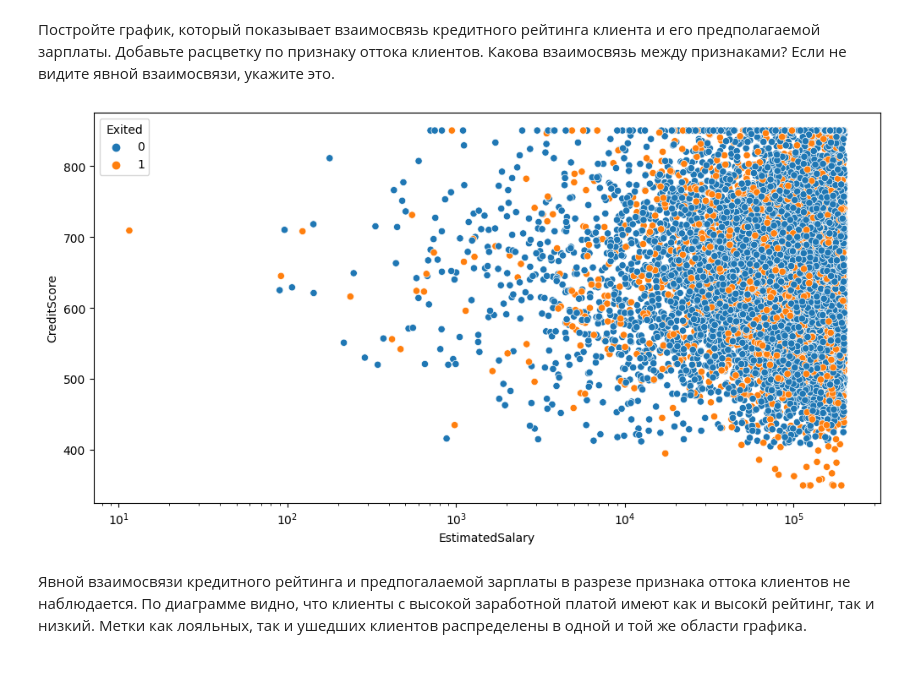
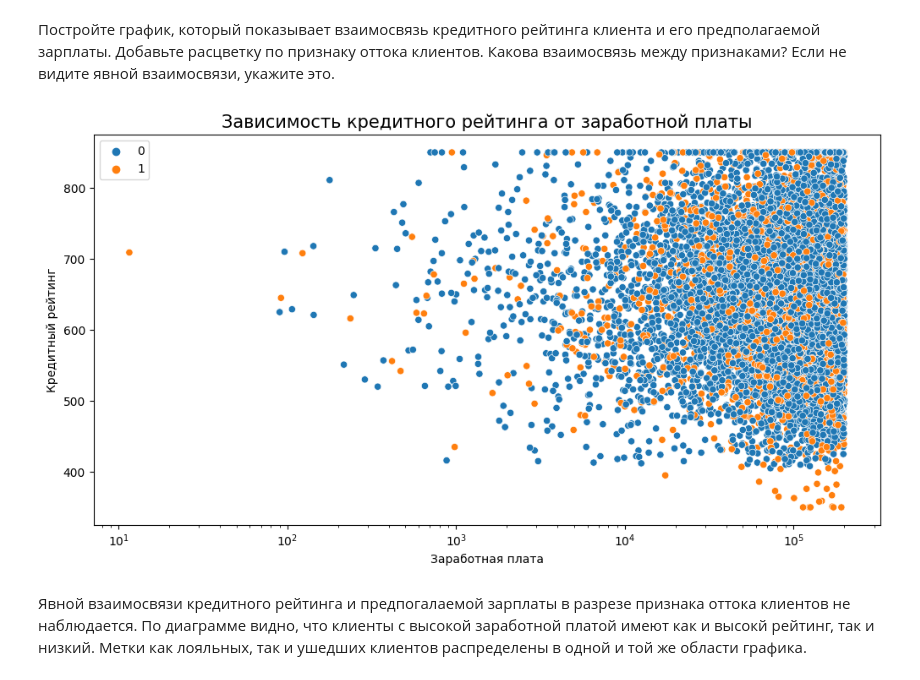
Before and after one commit to an-petruhin/Python_13_9, a Jupyter notebook: Python_13_9.ipynb, the cells around one changed output. Cells and saved outputs as stored; diff of their text form; code cells hidden in the pictures.

```diff
--- a/Python_13_9.ipynb
+++ b/Python_13_9.ipynb
@@ -106,16 +106,20 @@ axes_4.grid()
 # %%
 fig_5 = plt.figure(figsize=(12, 6))
 
 axes_5 = sns.scatterplot(
     data=df,
     x='EstimatedSalary',
     y='CreditScore',
     hue='Exited'
 );
 
 axes_5.set_xscale('log');
+axes_5.set_title('Зависимость кредитного рейтинга от заработной платы', fontsize=15);
+axes_5.set_xlabel('Заработная плата', fontsize=10);
+axes_5.set_ylabel('Кредитный рейтинг', fontsize=10);
+axes_5.legend();
 # %% [output]
-[figure, old version]
+[figure, new version]
 # %% [markdown]
 Явной взаимосвязи кредитного рейтинга и предпогалаемой зарплаты в разрезе признака оттока клиентов не наблюдается. По диаграмме видно, что клиенты с высокой заработной платой имеют как и высокй рейтинг, так и низкий. Метки как лояльных, так и ушедших клиентов распределены в одной и той же области графика.
 # %% [markdown]
```
Also changed, not shown: parts of 5 cells of this notebook.
